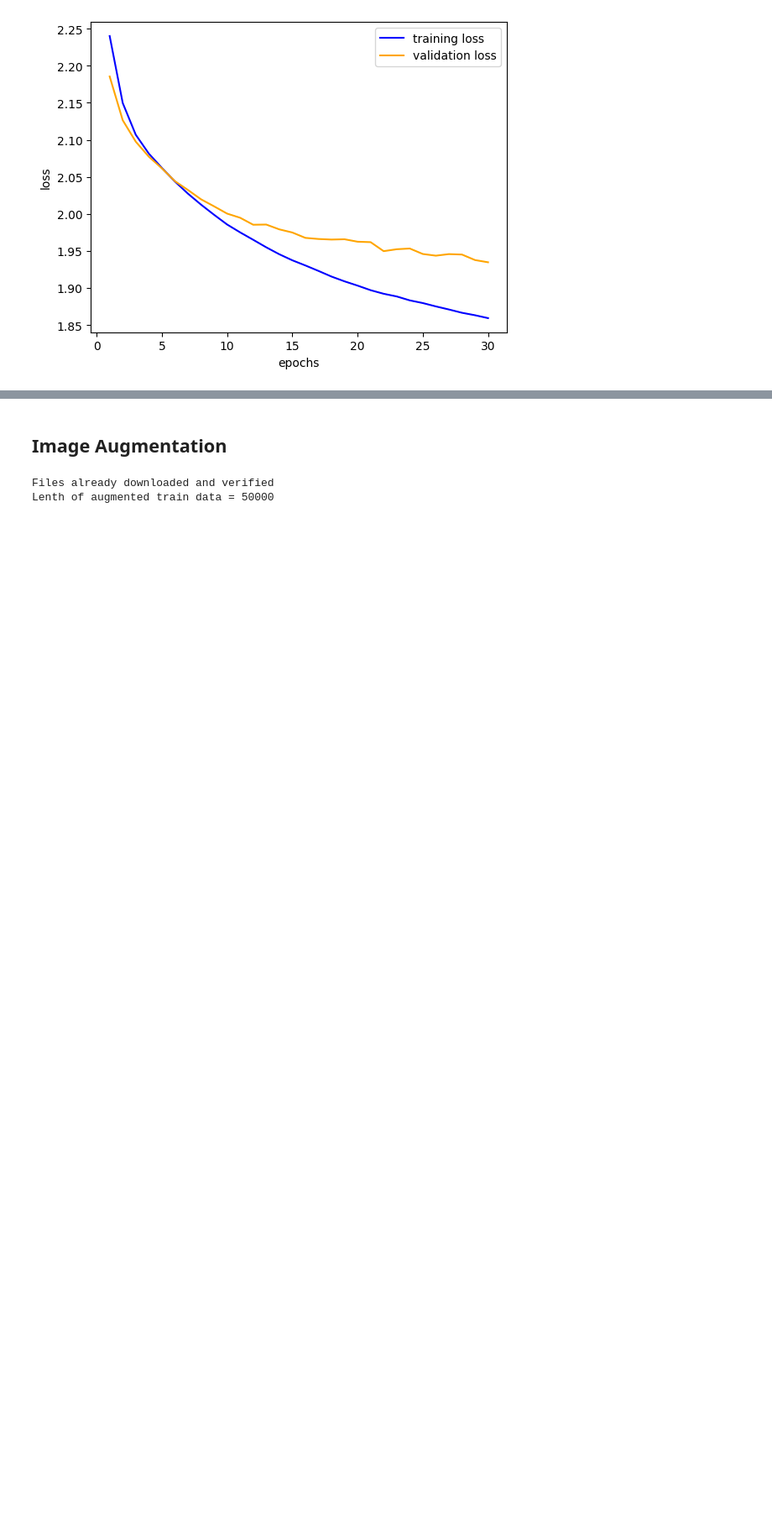
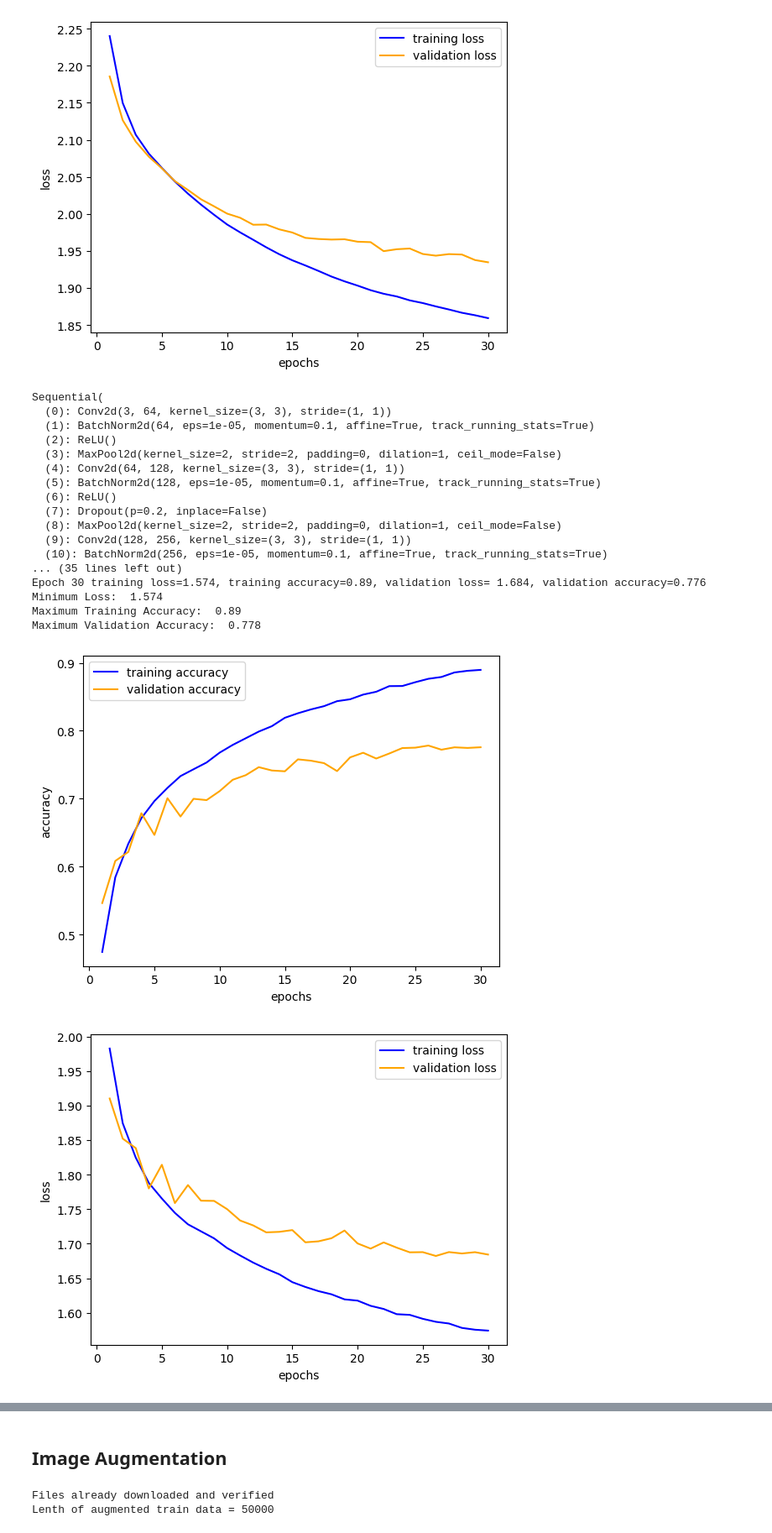
Before and after one commit to KaneZhao/deep-learning-assignments, a Jupyter notebook: assignment2/Assignment2.ipynb, the cells around one changed output, grey strips where cells are left out. Shown at 84% size. Cells and saved outputs as stored; diff of their text form; code cells hidden in the pictures; blank space fills up the shorter version.

```diff
--- a/assignment2/Assignment2.ipynb
+++ b/assignment2/Assignment2.ipynb
@@ -848,7 +848,7 @@ Maximum Validation Accuracy:  0.534
 [figure]
 [figure]
 # %%
-def create_model_5(activation_function, optimizer, learning_rate, drop_rate):
+def create_model_weight(activation_function, optimizer, learning_rate, drop_rate, weight_decay):
 
     actfn = get_activation_function(activation_function)
 
@@ -873,11 +873,31 @@ def create_model_5(activation_function, optimizer, learning_rate, drop_rate):
     ).to(device)
 
     # decide optimizer
-    opt = get_optimizer(model, optimizer, learning_rate)
+    opt = get_optimizer(model, optimizer, learning_rate, weight_decay= weight_decay)
 
     print(model)
     return model, opt
 # %%
 # change model add decay
-model5, optimizer5 = create_model_5("relu", "Adam", 0.001, 0.2)
-_ = train_model(model5, optimizer5, 30, trainloader, validloader, early_stopping=False)
+model, optimizer = create_model_weight("relu", "Adam", 0.001, 0.2, 1e-5)
+model_train = train_model(model, optimizer, 30, trainloader, validloader, early_stopping=False)
+# %% [output]
+Sequential(
+  (0): Conv2d(3, 64, kernel_size=(3, 3), stride=(1, 1))
+  (1): BatchNorm2d(64, eps=1e-05, momentum=0.1, affine=True, track_running_stats=True)
+  (2): ReLU()
+  (3): MaxPool2d(kernel_size=2, stride=2, padding=0, dilation=1, ceil_mode=False)
+  (4): Conv2d(64, 128, kernel_size=(3, 3), stride=(1, 1))
+  (5): BatchNorm2d(128, eps=1e-05, momentum=0.1, affine=True, track_running_stats=True)
+  (6): ReLU()
+  (7): Dropout(p=0.2, inplace=False)
+  (8): MaxPool2d(kernel_size=2, stride=2, padding=0, dilation=1, ceil_mode=False)
+  (9): Conv2d(128, 256, kernel_size=(3, 3), stride=(1, 1))
+  (10): BatchNorm2d(256, eps=1e-05, momentum=0.1, affine=True, track_running_stats=True)
+... (35 lines left out)
+Epoch 30 training loss=1.574, training accuracy=0.89, validation loss= 1.684, validation accuracy=0.776
+Minimum Loss:  1.574
+Maximum Training Accuracy:  0.89
+Maximum Validation Accuracy:  0.778
+[figure, added]
+[figure, added]
```
Also changed, not shown: parts of 24 cells of this notebook, 1 other file.
